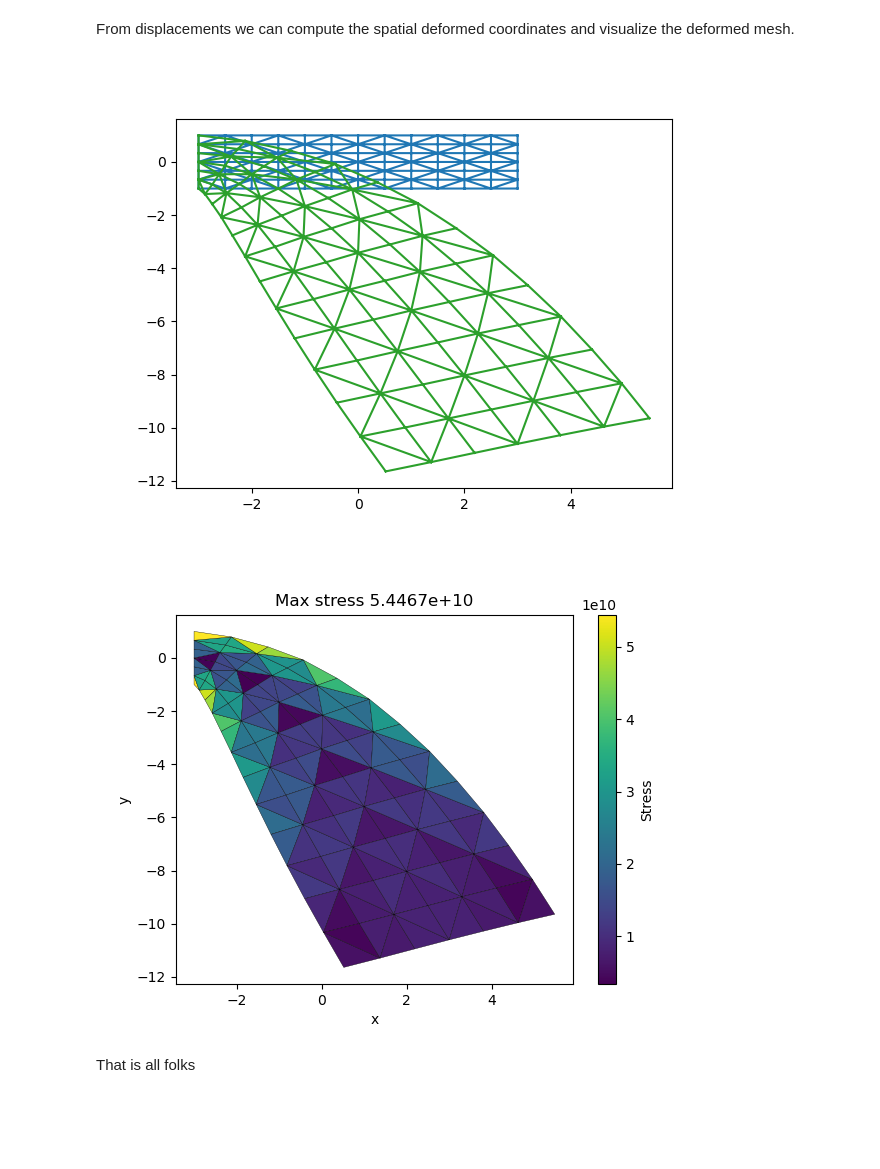
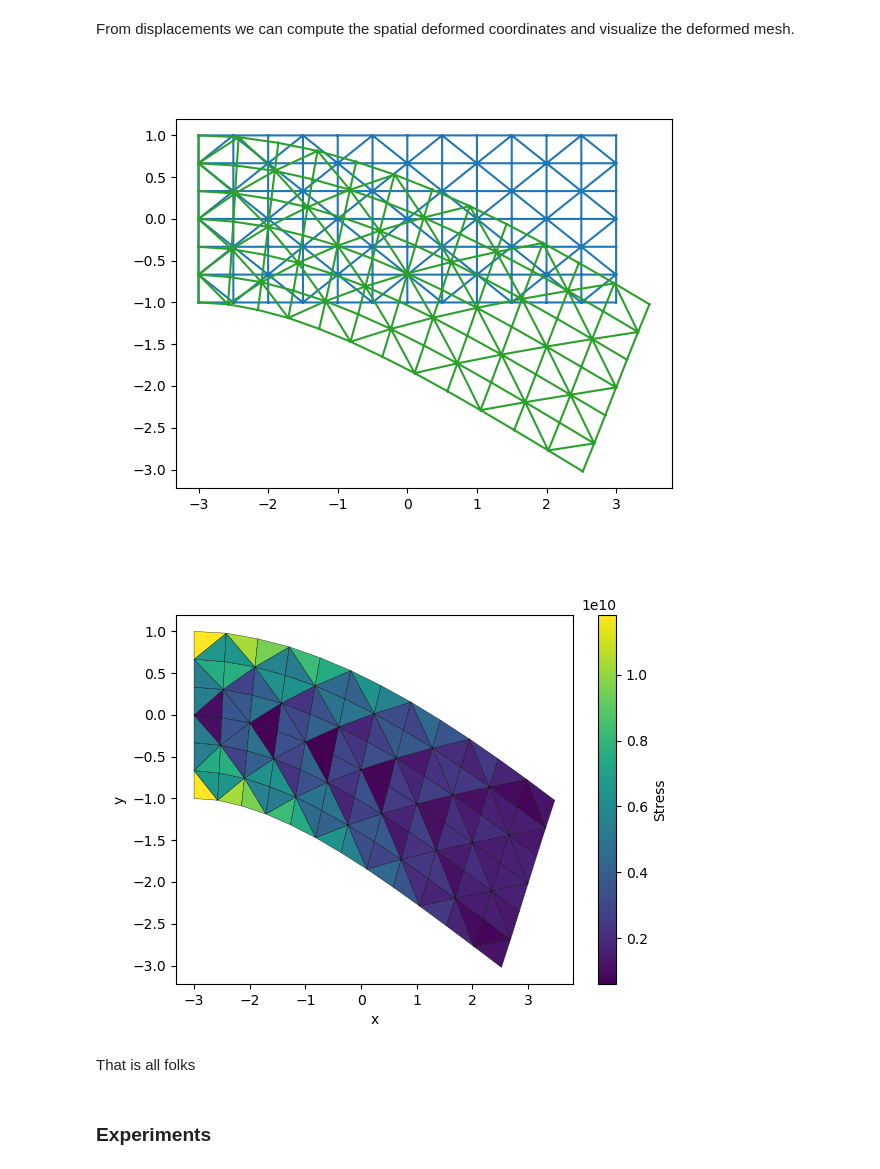
Before and after one commit to XaveryXavier/sim, a Jupyter notebook: week5.ipynb, the cells around one changed output. Drawn from its saved outputs; the diff is of its cells as text; code cells hidden in the pictures; blank space fills up the shorter version.

```diff
--- a/week5.ipynb
+++ b/week5.ipynb
@@ -167,7 +164,7 @@ K  = np.zeros( (N*2,N*2), dtype=np.float64)
 #
 # This is aluminium like parameters
 Ey  = 69e9  # Young modulus
-nu = 0.3    # Poisson ration
+nu = -0.12    # Poisson ration
 
 # TODO - Compute the D (elasticity) matrix
 D  = Ey/(1 - nu**2)*np.array([
@@ -208,7 +205,7 @@ for e in range(E):
     # TODO - Compute element stiffness matrix and store it in Ke array
     Ke[:, 6*e:6*e+6] = local_area*(B.T@(D@B))
 
-Be = np.array(Be)
+
 print(Be.shape)
 # %% [output]
 (144, 3, 6)
@@ -257,7 +254,7 @@ plt.show()
 # %% [markdown]
 Create an  external nodal force vector with a prescribed load at the right hand side of the bar.
 # %%
-factor = 10
+factor = 2
 load = -10e7*factor
 f = np.zeros((2*N,),dtype=np.float64)
 indices = np.array(np.where(V[:,0]>2.9),dtype=np.uint).flatten() + N
@@ -302,14 +299,14 @@ for e in range(E):
         u[nodes[2]], u[nodes[2] + N]
     ])
     # Get the B matrix for this triangle
-    B = Be[e]
+    B_curr = Be[e]
     # Compute strain
-    strain = B @ u_e
+    strain = B_curr @ u_e
     # Compute stress
     stress = D @ strain
-    triangle_stress[e] = stress  # Store the stress vector for this triangle
+    triangle_stress[e] = stress
 
-print(triangle_stress.shape)  # Should be (E, 3)
+print(triangle_stress.shape)
 # %% [output]
 (144, 3)
 # %% [markdown]
@@ -331,20 +328,22 @@ plt.triplot(V[:,0],V[:,1],T)
 plt.triplot(V_deformed[:, 0], V_deformed[:, 1],T)
 plt.show()
 # %% [output]
-[figure, old version]
+[figure, new version]
 # %%
 max_stress = max(von_mises)
 # %%
 triang = mtri.Triangulation(V_deformed[:,0], V_deformed[:,1], T)
 # Plot the von Mises stress per triangle
 plt.figure()
 tpc = plt.tripcolor(triang, facecolors=von_mises, edgecolors='k', cmap='viridis')
 plt.colorbar(tpc, label='Stress')
 plt.xlabel('x')
 plt.ylabel('y')
-plt.title(f'Max stress {max_stress:.4e}')
+# plt.title(f'Max stress {max_stress:.4e} Pa\nAluminium shear strength ~ 2.7e+9 Pa')
 plt.show()
 # %% [output]
-[figure, old version]
+[figure, new version]
 # %% [markdown]
 That is all folks
+# %% [markdown]
+### Experiments
```
Also changed, not shown: parts of 5 cells of this notebook, 1 other file.
